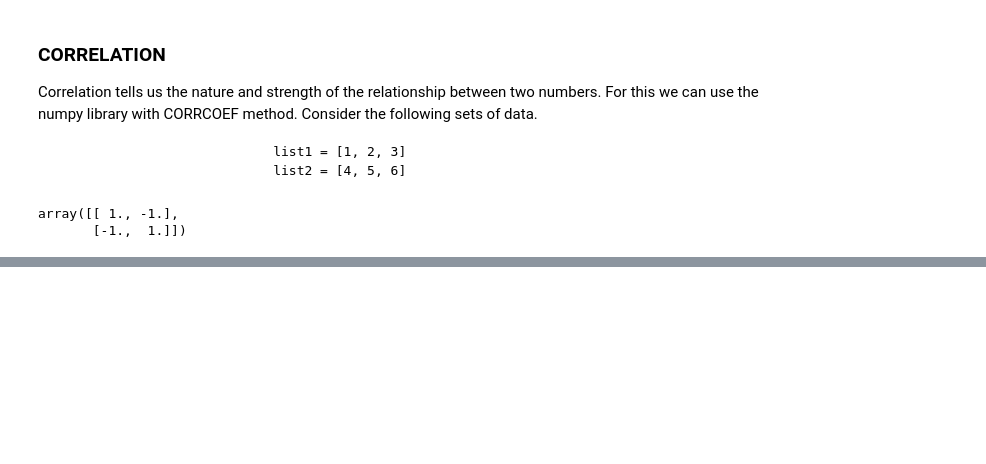
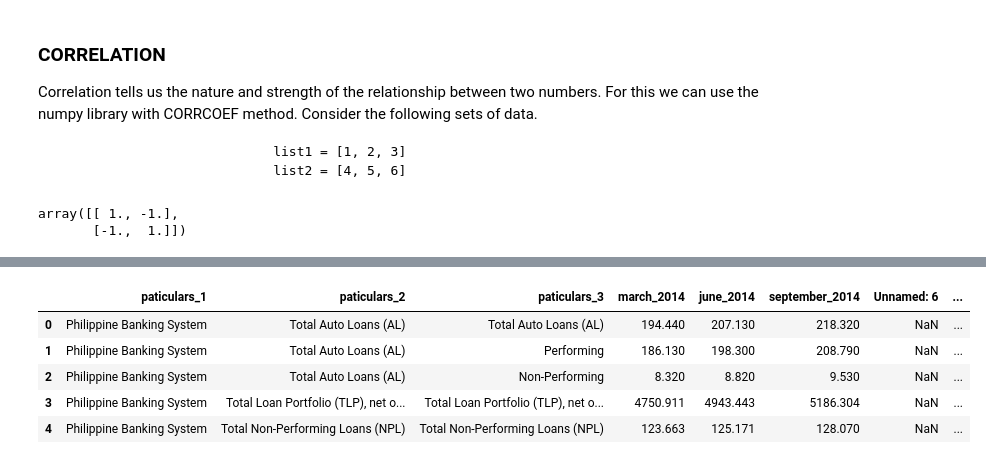
Before and after one commit to cbergandres/fsrm, a Jupyter notebook: Lesson7-DescriptiveStatistics.ipynb, the cells around one changed output, grey strips where cells are left out. Cells and saved outputs as stored; diff of their text form; code cells hidden in the pictures; blank space fills up the shorter version.

```diff
--- a/Lesson7-DescriptiveStatistics.ipynb
+++ b/Lesson7-DescriptiveStatistics.ipynb
@@ -122,0 +126,14 @@ array([[ 1., -1.],
+# %%
+import pandas as pd
+import numpy as np
+import matplotlib.pyplot as plt
+
+data = pd.read_csv('autoloanPH.csv')
+data.head()
+# %% [output]
+|  | paticulars_1 | paticulars_2 | paticulars_3 | march_2014 | june_2014 | september_2014 | Unnamed: 6 | ... |
+| 0 | Philippine Banking System | Total Auto Loans (AL) | Total Auto Loans (AL) | 194.440 | 207.130 | 218.320 | NaN | ... |
+| 1 | Philippine Banking System | Total Auto Loans (AL) | Performing | 186.130 | 198.300 | 208.790 | NaN | ... |
+| 2 | Philippine Banking System | Total Auto Loans (AL) | Non-Performing | 8.320 | 8.820 | 9.530 | NaN | ... |
+| 3 | Philippine Banking System | Total Loan Portfolio (TLP), net o... | Total Loan Portfolio (TLP), net o... | 4750.911 | 4943.443 | 5186.304 | NaN | ... |
+| 4 | Philippine Banking System | Total Non-Performing Loans (NPL) | Total Non-Performing Loans (NPL) | 123.663 | 125.171 | 128.070 | NaN | ... |
```
Also changed, not shown: parts of 6 cells of this notebook, 5 other files.
